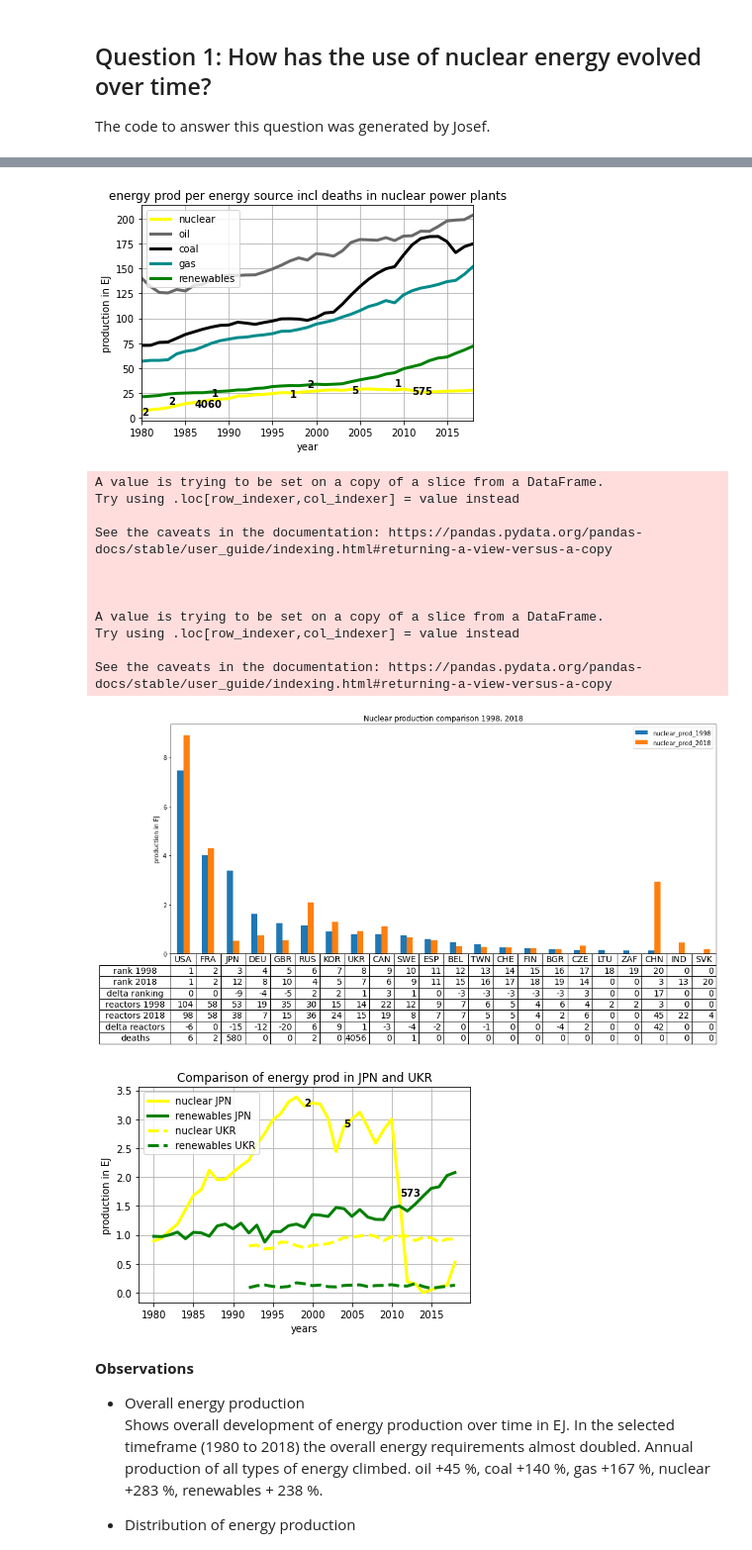
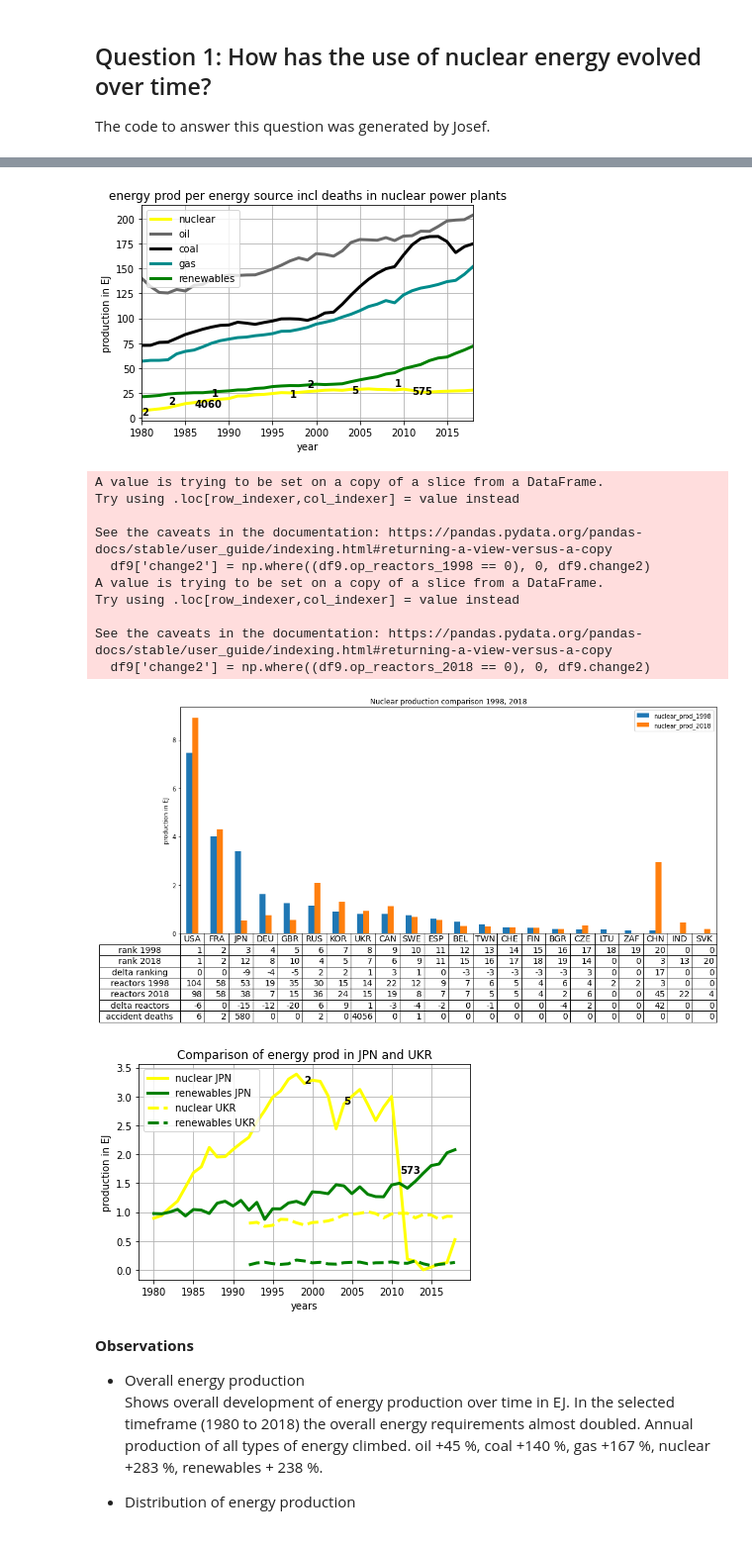
Before and after one commit to e8606876/dopp10, a Jupyter notebook: group_10.ipynb, the cells around one changed output, grey strips where cells are left out. Shown at 99% size. Cells and saved outputs as stored; diff of their text form; code cells hidden in the pictures.

```diff
--- a/group_10.ipynb
+++ b/group_10.ipynb
@@ -875,7 +875,7 @@ def show_plot3(df):  # top 10 nuclear energy producers 1980 vs 2018
     df9['change2'] = np.where((df9.op_reactors_1998 == 0), 0, df9.change2)
     df9['change2'] = np.where((df9.op_reactors_2018 == 0), 0, df9.change2)
     df9 = df9.T
-    rowlabels = ['rank 1998', 'rank 2018', 'delta ranking', 'reactors 1998', 'reactors 2018', 'delta reactors', 'deaths']
+    rowlabels = ['rank 1998', 'rank 2018', 'delta ranking', 'reactors 1998', 'reactors 2018', 'delta reactors', 'accident deaths']
     the_table = plt.table(cellText=df9.astype('int').values,
                           rowLabels=rowlabels,
                           colLabels=df9.columns,
@@ -948,16 +948,15 @@ show_plot4(df)
 [figure]
 A value is trying to be set on a copy of a slice from a DataFrame.
 Try using .loc[row_indexer,col_indexer] = value instead
 
 See the caveats in the documentation: https://pandas.pydata.org/pandas-docs/stable/user_guide/indexing.html#returning-a-view-versus-a-copy
-
-
-
+  df9['change2'] = np.where((df9.op_reactors_1998 == 0), 0, df9.change2)
 A value is trying to be set on a copy of a slice from a DataFrame.
 Try using .loc[row_indexer,col_indexer] = value instead
 
 See the caveats in the documentation: https://pandas.pydata.org/pandas-docs/stable/user_guide/indexing.html#returning-a-view-versus-a-copy
+  df9['change2'] = np.where((df9.op_reactors_2018 == 0), 0, df9.change2)
-[figure, old version]
+[figure, new version]
 [figure]
 # %% [markdown]
 **Observations**
```
Also changed, not shown: parts of 2 cells of this notebook, 8 other files.
